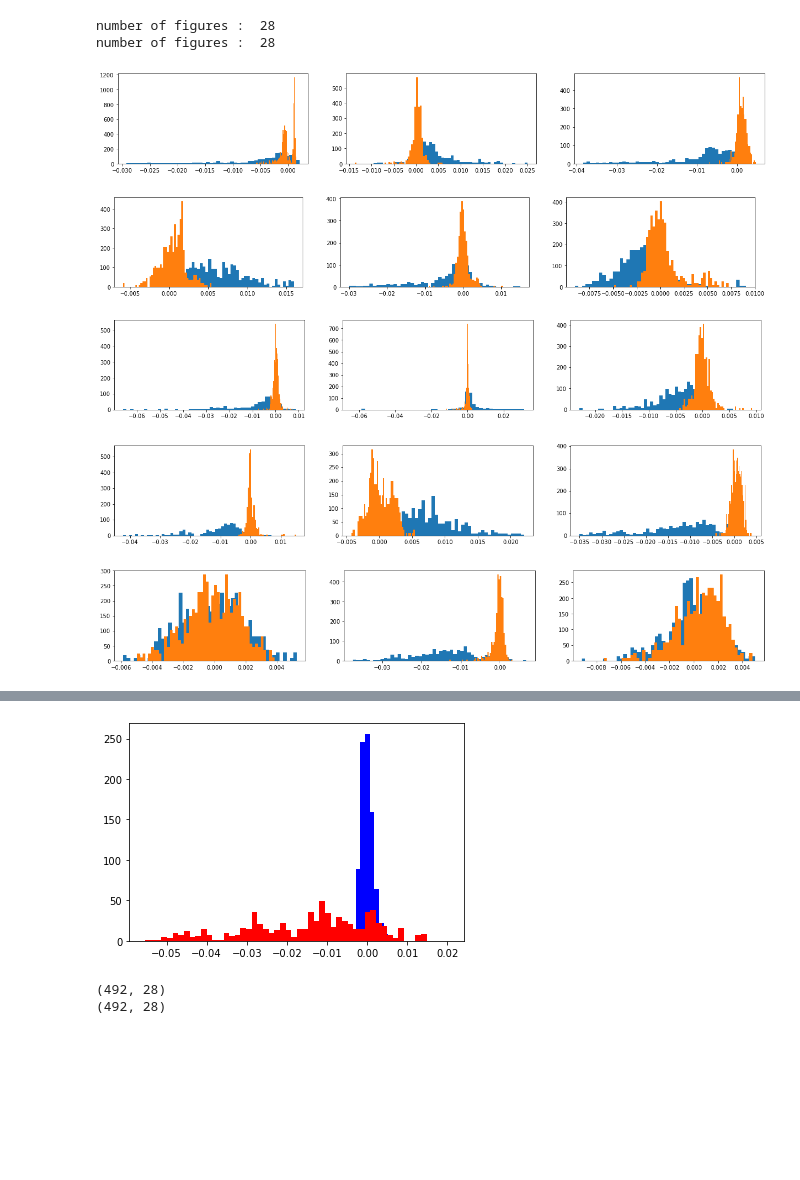
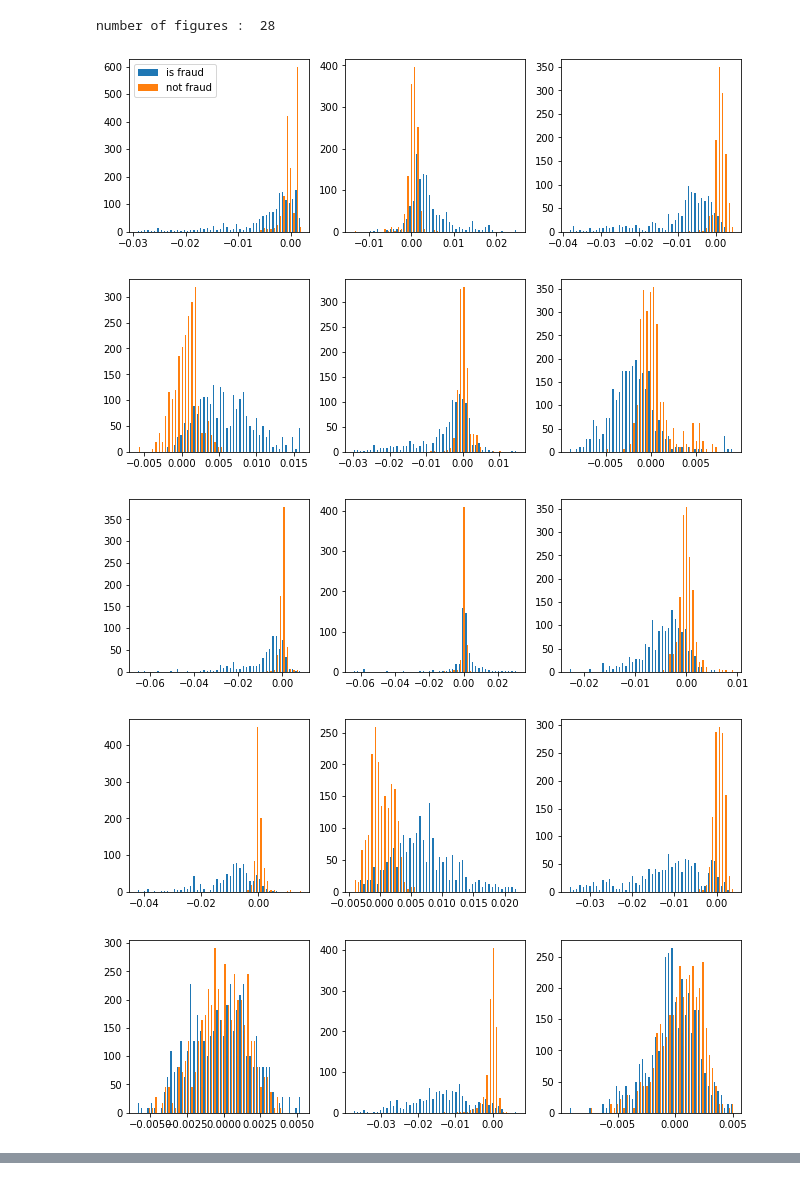
Before and after one commit to RimeNicolas/kaggle_credit, a Jupyter notebook: data_exploration2.ipynb, the cells around one changed output, grey strips where cells are left out. Saved outputs shown, nothing was run; the diff lists cells and outputs as text; code cells hidden in the pictures; blank space fills up the shorter version.

```diff
--- a/data_exploration2.ipynb
+++ b/data_exploration2.ipynb
@@ -17,30 +17,36 @@ X, y = mod1.prepare_data(kwargs['dir_data'], 'creditcard.csv')
 idx_is_fraud  = [i for i in range(len(y)) if y[i] == 1]
 idx_not_fraud = [i for i in range(len(y)) if y[i] == 0]
 # %%
-def hist_data(X):
-    X_len = len(X.T)
+def hist_data(X1, X2):
+    X_len = len(X1.T)
     print('number of figures : ', X_len)
-    for i, value in enumerate(X.T):
+    for i in range(len(X1.T)):
         if i < X_len and i%3 == 0:
-            plt.figure(i, figsize=(21,3))
-            plt.subplot(131)
-            plt.hist(value, bins = 50, density = True)
+            figure = plt.figure(i, figsize=(10,3))
+            ax1 = plt.Axes(figure, [.1, .1, .25, .80])
+            figure.add_axes(ax1)
+            ax1.hist([X1[:,i], X2[:,i]], bins = 50, density = True, label=['is fraud', 'not fraud'])
+            if i == 0:
+                ax1.legend(loc="upper left")
         if i < X_len and i%3 == 1:
-            plt.subplot(132)
-            plt.hist(value, bins = 50, density = True)
+            ax2 = plt.Axes(figure, [.4, .1, .25, .80])
+            figure.add_axes(ax2)
+            ax2.hist([X1[:,i], X2[:,i]], bins = 50, density = True)
         if i < X_len and i%3 == 2:
-            plt.subplot(133)
-            plt.hist(value, bins = 50, density = True)
+            ax3= plt.Axes(figure, [.7, .1, .25, .80])
+            figure.add_axes(ax3)
+            ax3.hist([X1[:,i], X2[:,i]], bins = 50, density = True)
+    plt.show()
 
-hist_data(X[idx_is_fraud])
+
 X_not_fraud = X[idx_not_fraud]
-hist_data(X_not_fraud[:len(idx_is_fraud)])
-plt.show()
+X1 = X[idx_is_fraud]
+X2 = X_not_fraud[:len(idx_is_fraud)]
+hist_data(X1, X2)
 # %% [output]
 number of figures :  28
-number of figures :  28
-[figure, old version]
+[figure, new version]
-[figure, old version]
+[figure, new version]
-[figure, old version]
+[figure, new version]
-[figure, old version]
+[figure, new version]
-[figure, old version]
+[figure, new version]
@@ -52,18 +57,0 @@ number of figures :  28
-# %%
-plt.figure(100)
-plt.hist(X[idx_not_fraud, 16], bins = 50, density=True, color='b', label = 'not fraud')
-plt.hist(X[idx_is_fraud, 16], bins = 50, density=True, color='r', label = 'fraud')
-plt.show()
-# %% [output]
-[figure, removed]
-# %%
-X_is_fraud = X[idx_is_fraud]
-X_not_fraud = X[idx_not_fraud]
-idx_rand = np.random.randint(len(X_not_fraud), size=len(X_is_fraud))
-
-X_not_fraud = X_not_fraud[idx_rand]
-print(X_is_fraud.shape)
-print(X_not_fraud.shape)
-# %% [output]
-(492, 28)
-(492, 28)
```
Also changed, not shown: parts of 1 cell of this notebook, 7 other files.
